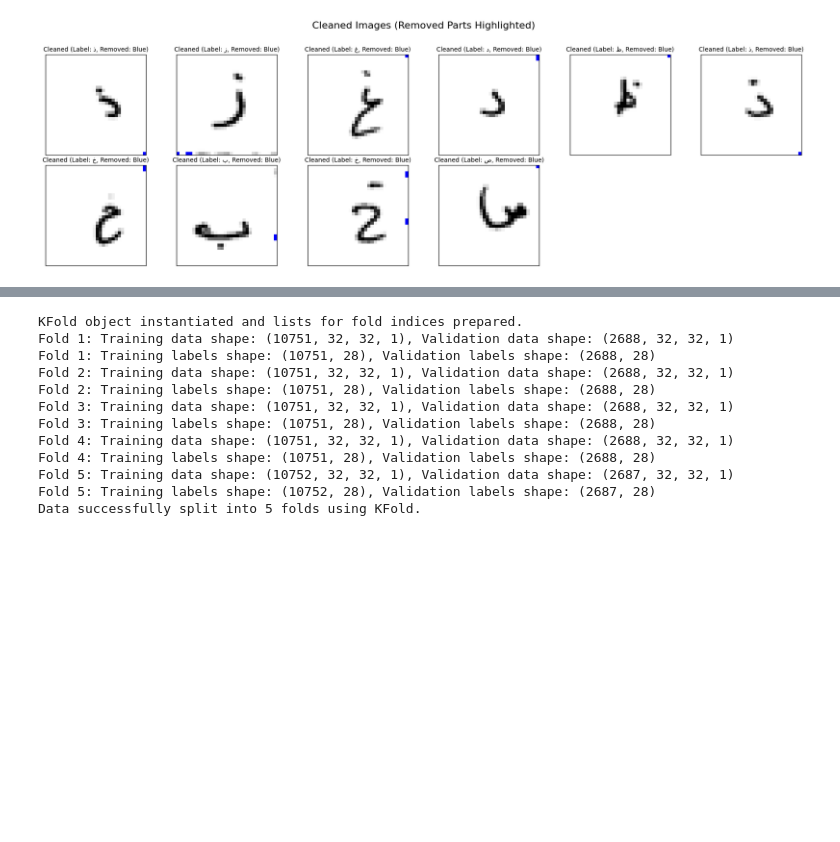
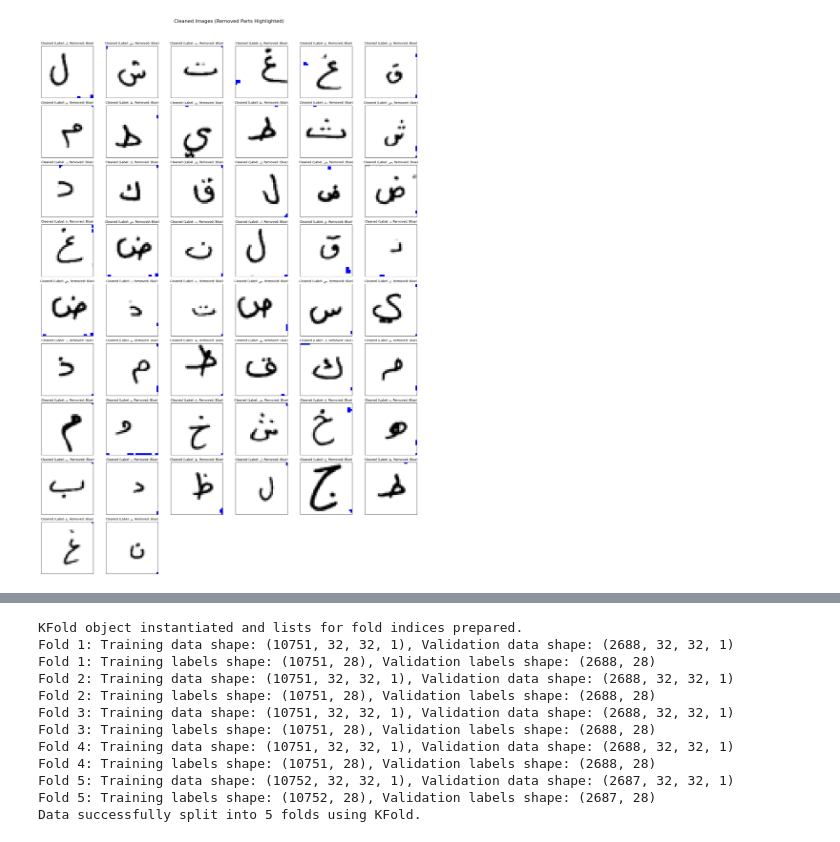
Before and after one commit to SamuskaAksumas/Classification-of-Handwritten-Arabic-Letters, a Jupyter notebook: Better_CNN_ArabicMNIST.ipynb, the cells around one changed output, grey strips where cells are left out. Drawn from its saved outputs; the diff is of its cells as text; code cells hidden in the pictures; blank space fills up the shorter version.

Commit message:
removal function update

```diff
--- a/Better_CNN_ArabicMNIST.ipynb
+++ b/Better_CNN_ArabicMNIST.ipynb
@@ -191,14 +129,24 @@ import random
 import matplotlib.colors as mcolors
 from scipy.ndimage import distance_transform_edt # New import for distance calculation
 import math
+import numpy as np
+from skimage.measure import label, regionprops
+from scipy.spatial.distance import cdist
 
 # Define the Arabic alphabet for display (adjust if your labels are 0-indexed differently)
 arabic_letters = [
     'أ', 'ب', 'ت', 'ث', 'ج', 'ح', 'خ', 'د', 'ذ', 'r', 'ز', 'س', 'ش', 'ص', 'ض', 'ط', 'ظ', 'ع', 'غ', 'f', 'ق', 'ك', 'ل', 'م', 'ن', 'ه', 'و', 'ي'
 ]
 
-# Function to remove small connected components (noise) from an image based on area and proximity
-def remove_small_components(image_array, threshold_area=3, proximity_threshold=5): # Increased proximity_threshold
+
+def remove_small_components(image_array, area_threshold=14, proximity_threshold=8):
+    """
+    Entfernt Rauschen, behält aber Komponenten, die:
+    1. Teil der Hauptkomponente sind (auch diagonal verbunden),
+    2. Groß genug sind (area_threshold),
+    3. Oder nah genug an der Hauptkomponente liegen (Kettenreaktion).
+    """
+    # 1. Input Dimension Check
     if image_array.ndim == 3 and image_array.shape[2] == 1:
         image_2d = image_array[:, :, 0]
     elif image_array.ndim == 2:
@@ -206,48 +154,74 @@ def remove_small_components(image_array, threshold_area=3, proximity_threshold=5
     else:
         raise ValueError("Expected a grayscale image (2D or 3D with 1 channel).")
 
-    # Label connected components
-    labeled_image = label(image_2d > 0.0) # Threshold to get binary image
+    # 2. Binarisierung & Labeling
+    # WICHTIG: Wir nutzen > 0.001 statt > 0.01, um auch schwache Verbindungen zu erhalten.
+    binary_image = image_2d > 0.001
+
+    # WICHTIG: connectivity=2 erlaubt diagonale Verbindungen (8-er Nachbarschaft).
+    # Das verhindert, dass der Hauptbuchstabe bei dünnen, diagonalen Strichen "zerbricht".
+    labeled_image = label(binary_image, connectivity=2)
     regions = regionprops(labeled_image)
 
     if not regions:
-        return np.zeros_like(image_2d)[:, :, np.newaxis] # Return empty if no components found, with channel dim
+        return np.zeros_like(image_array)
 
-    # Find the largest component (assumed to be the main character)
+    # 3. Identifiziere die "Anker"-Komponente (größte Fläche)
     largest_region = max(regions, key=lambda r: r.area)
 
-    # Create a new image containing only the retained components
-    cleaned_image = np.zeros_like(image_2d, dtype=image_2d.dtype)
+    # Set mit Labels, die wir behalten wollen. Start: Die größte Komponente.
+    kept_labels = {largest_region.label}
 
-    # Retain the largest component unconditionally
-    cleaned_image[labeled_image == largest_region.label] = image_2d[labeled_image == largest_region.label]
+    # 4. Füge automatisch alle Komponenten hinzu, die selbst groß genug sind.
+    # Das schützt Teile des Buchstabens, die durch schlechte Scans komplett abgetrennt sind.
+    for region in regions:
+        if region.area >= area_threshold:
+            kept_labels.add(region.label)
 
-    # Create a binary mask for the largest component
-    largest_component_mask = (labeled_image == largest_region.label)
+    # 5. Iterative Proximity Check ("Kettenreaktion")
+    # Wir suchen nach kleinen Punkten (unter area_threshold), die nah an BEREITS AKZEPTIERTEN Teilen liegen.
+    candidate_regions = [r for r in regions if r.label not in kept_labels]
 
-    # Compute Euclidean distance transform from the largest component. This gives the distance from
-    # each pixel to the nearest pixel within the largest component.
-    distance_from_largest = distance_transform_edt(~largest_component_mask)
+    added_new = True
+    while added_new:
+        added_new = False
+        remaining_candidates = []
 
-    # Iterate through other components
-    for region in regions:
-        if region != largest_region: # Don't re-process the largest component
-            if region.area >= threshold_area:
-                # Keep components that are large enough, regardless of proximity
-                cleaned_image[labeled_image == region.label] = image_2d[labeled_image == region.label]
+        # Koordinaten aller Pixel, die wir aktuell behalten ("Der sichere Bereich")
+        mask_kept = np.isin(labeled_image, list(kept_labels))
+
+        # Falls wir noch nichts haben (sollte nicht passieren), abbrechen
+        if not np.any(mask_kept):
+            break
+
+        coords_kept = np.argwhere(mask_kept)
+
+        for region in candidate_regions:
+            # Koordinaten des Kandidaten (z.B. ein kleiner Punkt)
+            coords_candidate = region.coords
+
+            # Berechne den minimalen Abstand zwischen diesem Punkt und dem "sicheren Bereich"
+            # cdist berechnet alle Distanzen zwischen zwei Punktwolken
+            dists = cdist(coords_candidate, coords_kept, metric='euclidean')
+            min_dist = np.min(dists)
+
+            if min_dist <= proximity_threshold:
+                kept_labels.add(region.label)
+                added_new = True # Wir haben was gefunden -> Nächste Runde prüfen, ob daran noch was hängt
             else:
-                # For small components, check their proximity to the largest component
-                small_component_mask = (labeled_image == region.label)
+                remaining_candidates.append(region)
 
-                # Find the minimum distance from any pixel of this small component to the largest component
-                # If the small component overlaps with the largest component, min_dist_to_largest will be 0
-                min_dist_to_largest = np.min(distance_from_largest[small_component_mask])
+        candidate_regions = remaining_candidates
 
-                if min_dist_to_largest <= proximity_threshold:
-                    # If it's close enough (within the proximity_threshold), keep it
-                    cleaned_image[labeled_image == region.label] = image_2d[labeled_image == region.label]
+    # 6. Bild Rekonstruktion
+    # Wir erstellen eine Maske für alle Labels, die wir behalten wollen
+    final_mask = np.isin(labeled_image, list(kept_labels))
 
-    return cleaned_image[:, :, np.newaxis] # Add channel dimension back
+    # Wir wenden die Maske auf das ORIGINAL-Bild an.
+    cleaned_image = np.zeros_like(image_2d)
+    cleaned_image[final_mask] = image_2d[final_mask]
+
+    return cleaned_image[:, :, np.newaxis]
 
 # Apply noise removal to the rotated and flipped images
 x_train_cleaned = np.array([remove_small_components(img) for img in x_train_rotated_flipped])
@@ -266,7 +240,7 @@ for idx in range(len(x_train_rotated_flipped)):
         cleaned_indices_to_show.append(idx)
 print('Number of cleaned images', len(cleaned_indices_to_show))
 
-num_samples_to_show = min(10, len(cleaned_indices_to_show)) # Limit to 40 for practical display
+num_samples_to_show = min(50, len(cleaned_indices_to_show)) # Limit to 40 for practical display
 
 num_cols = 6 # Desired number of columns
 num_rows = math.ceil(num_samples_to_show / num_cols)
@@ -310,4 +284,4 @@ Number of cleaned images 363
-[figure, old version]
+[figure, new version]
 # %%
 import numpy as np
 from PIL import Image
```
Also changed, not shown: parts of 15 cells of this notebook.
